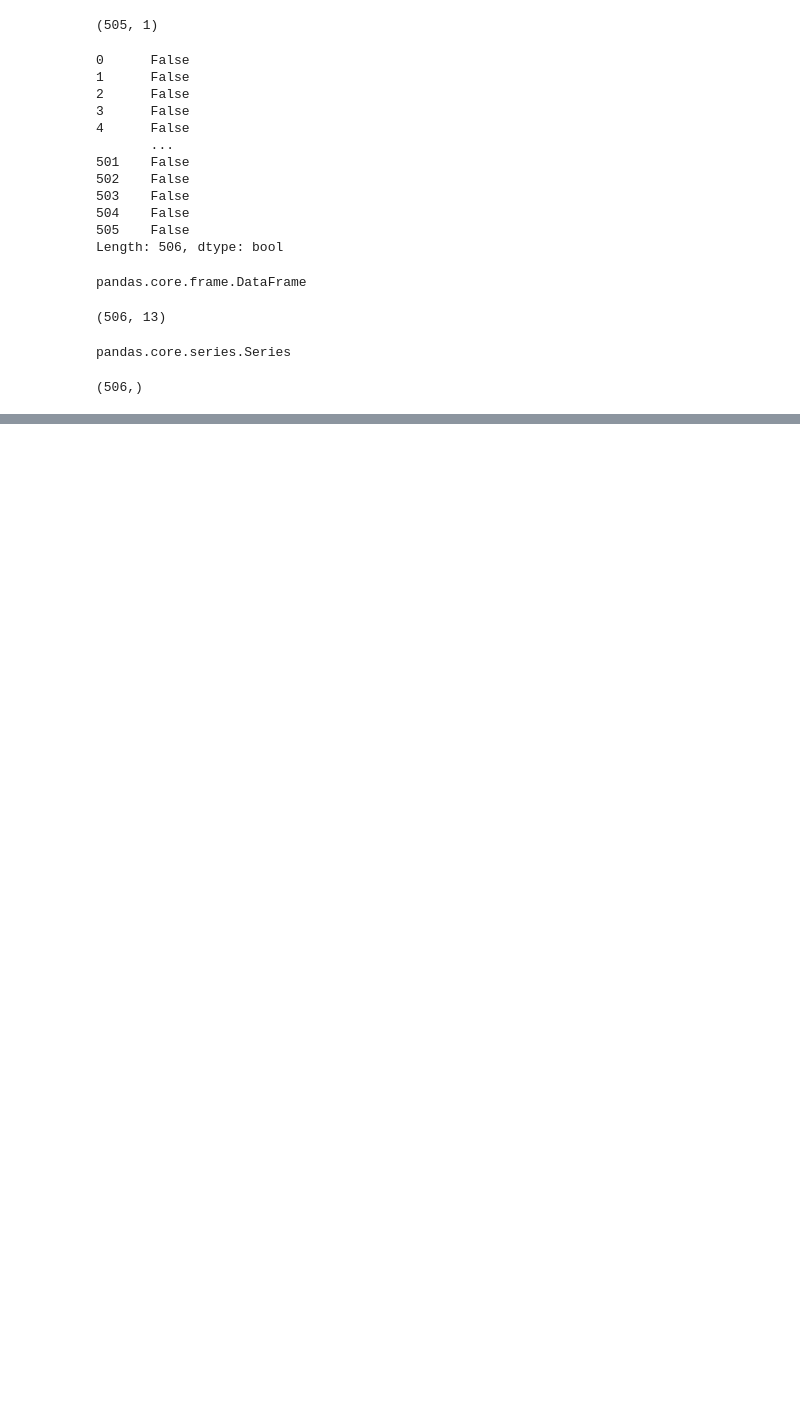
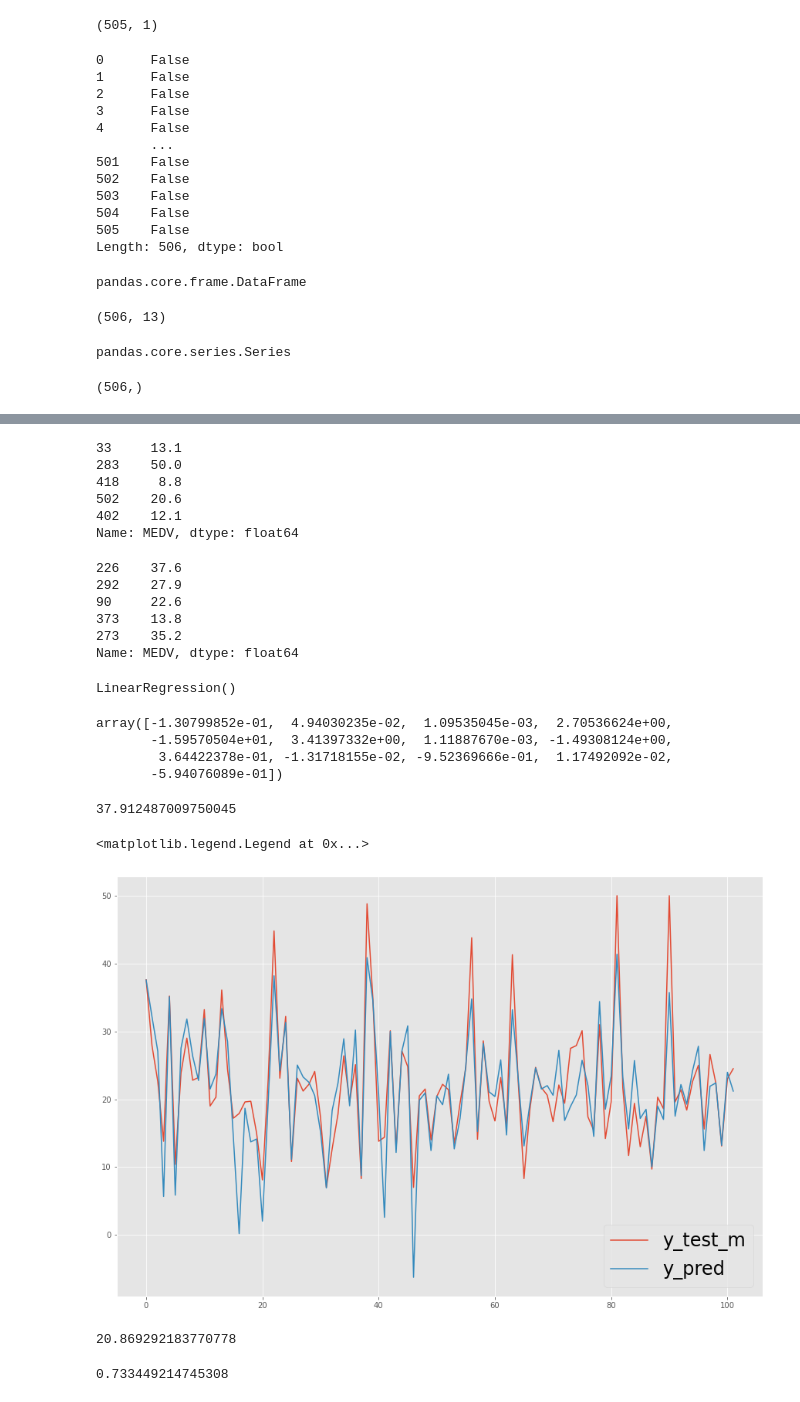
Before and after one commit to benisi/Linear_regression_basics, a Jupyter notebook: Multiple_dependent_variable_regression.ipynb, the cells around one changed output, grey strips where cells are left out. Saved outputs shown, nothing was run; the diff lists cells and outputs as text; code cells hidden in the pictures; blank space fills up the shorter version.

```diff
--- a/Multiple_dependent_variable_regression.ipynb
+++ b/Multiple_dependent_variable_regression.ipynb
@@ -70,0 +87,56 @@ NameError: name 'train_test_split' is not defined
+# %%
+y_train.head()
+# %% [output]
+33     13.1
+283    50.0
+418     8.8
+502    20.6
+402    12.1
+Name: MEDV, dtype: float64
+# %%
+y_test.head()
+# %% [output]
+226    37.6
+292    27.9
+90     22.6
+373    13.8
+273    35.2
+Name: MEDV, dtype: float64
+# %%
+reg = linear_model.LinearRegression()
+# %%
+reg.fit(x_train, y_train)
+# %% [output]
+LinearRegression()
+# %%
+reg.coef_
+# %% [output]
+array([-1.30799852e-01,  4.94030235e-02,  1.09535045e-03,  2.70536624e+00,
+       -1.59570504e+01,  3.41397332e+00,  1.11887670e-03, -1.49308124e+00,
+        3.64422378e-01, -1.31718155e-02, -9.52369666e-01,  1.17492092e-02,
+       -5.94076089e-01])
+# %%
+reg.intercept_
+# %% [output]
+37.912487009750045
+# %%
+y_pred = reg.predict(x_test)
+# %%
+y_test_m = y_test.as_matrix()
+# %%
+plt.figure(figsize=(15,10))
+plt.plot(y_test_m,ms=50,alpha=1)
+plt.plot(y_pred,ms=50,alpha=1)
+legend_list = ['y_test_m','y_pred']
+plt.legend(legend_list, loc=4, fontsize="24")
+# %% [output]
+<matplotlib.legend.Legend at 0x...>
+[figure, added]
+# %%
+mean_squared_error(y_test, y_pred)
+# %% [output]
+20.869292183770778
+# %%
+r2_score(y_test, y_pred)
+# %% [output]
+0.733449214745308
```
Also changed, not shown: parts of 4 cells of this notebook.
